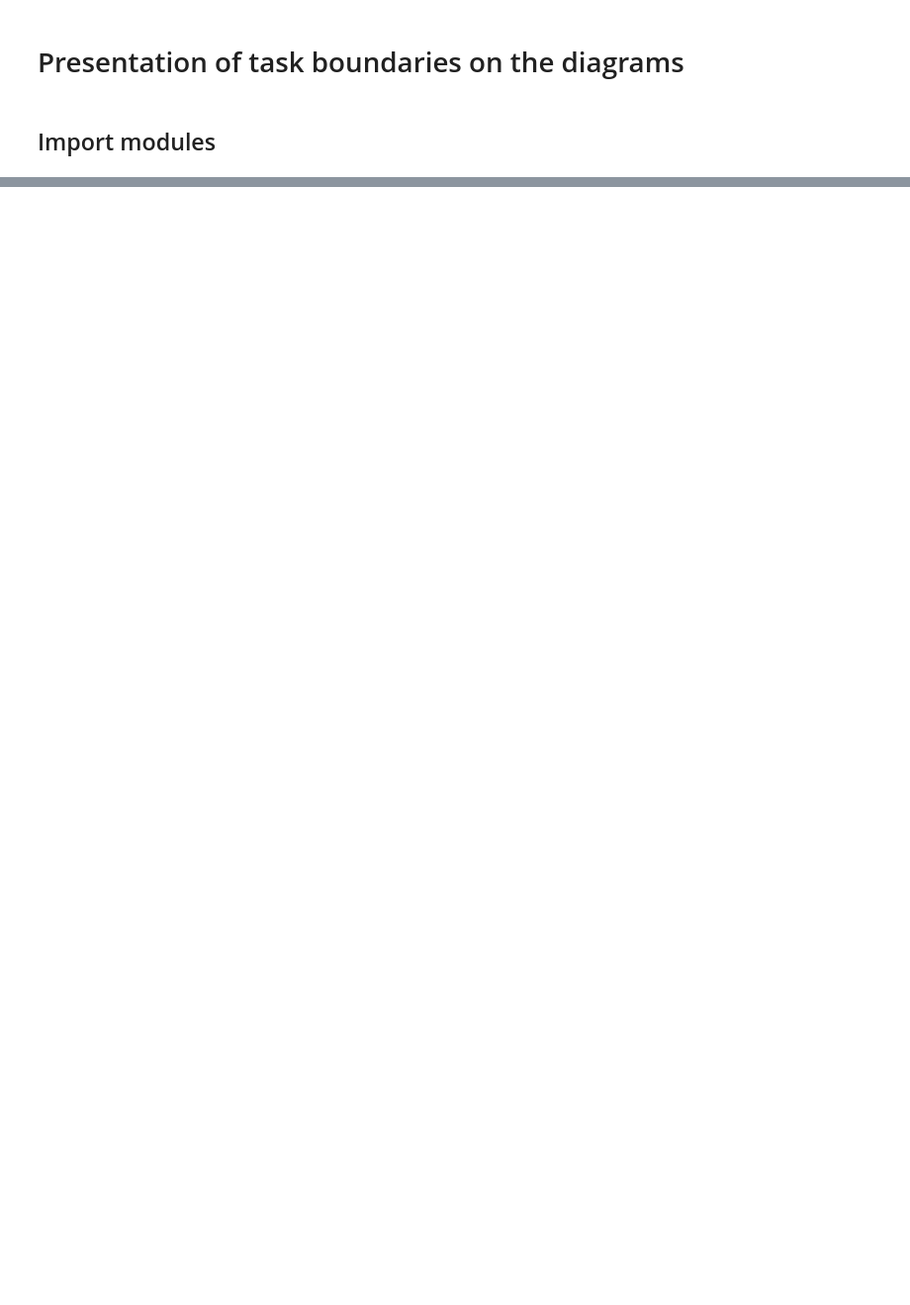
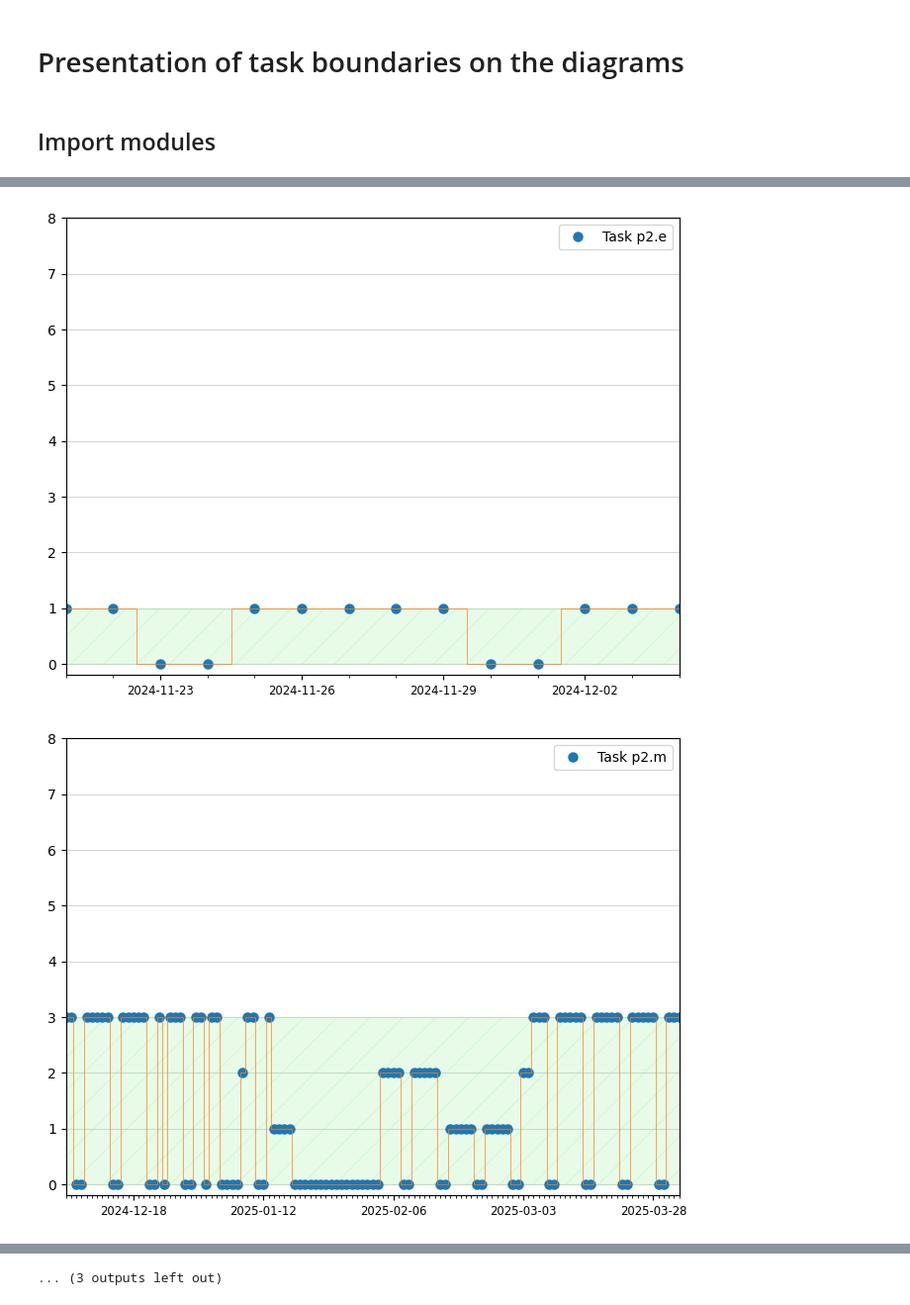
Before and after one commit to romz-pl/Jupyter-Python, a Jupyter notebook: 02-task-bound/task-bounds.ipynb, the cells around one changed output, grey strips where cells are left out. Shown at 99% size. Saved outputs shown, nothing was run; the diff lists cells and outputs as text; code cells hidden in the pictures; blank space fills up the shorter version.

Commit message:
Create figures for each task

```diff
--- a/02-task-bound/task-bounds.ipynb
+++ b/02-task-bound/task-bounds.ipynb
@@ -33,15 +9,12 @@ df_tasks
 # %%
-def plot_task_bounds(task_name, start_day, end_day):
-    x_task = pd.date_range(start=start_day, end=end_day, freq="D")
-    # print(type(x_task))
+def plot_one_task_bounds(task_idx, df_schedule, df_tasks_bounds, df_tasks):
+    task_name = df_tasks.at[task_idx,"Name"]
+    task_start_day = df_tasks.at[task_idx,"Start day"]
+    task_end_day = df_tasks.at[task_idx,"End day"]
+
+    x_task = pd.date_range(start=task_start_day, end=task_end_day, freq="D")
     y_tmp = df_schedule[ df_schedule.iloc[:,0]==task_name ]
     y_task = (y_tmp[x_task.astype("str")]).iloc[0].tolist()
-    # y_task = y_task.iloc[0].tolist()
-    # y_task = (y_task[x_task.astype("str")].array).to_list()
-    # print(y_task)
-    # print(y_task.iloc[0].tolist())
-    #print(x_task.astype("str"))
-    # print(y_task[x_task.astype("str")])
 
     fig, ax = plt.subplots()
     ax.plot(x_task, y_task, 'o', markeredgewidth=1.5)
@@ -55,10 +28,7 @@ def plot_task_bounds(task_name, start_day, end_day):
     ax.set_ylim([-0.2, 8])
 
     bounds = df_tasks_bounds[ df_tasks_bounds["Task"] == task_name]
-    # print(bounds)
-
     for idx in bounds.index:
-        print(bounds.at[idx,"Start day"])
         start = bounds.at[idx,"Start day"]
         end = bounds.at[idx,"End day"]
         bound_days = pd.date_range(start=start, end=end, freq="D")
@@ -71,10 +41,11 @@ def plot_task_bounds(task_name, start_day, end_day):
 
     ax.set_xlim([x_task[0], x_task[-1]])
     ax.tick_params(axis='x', labelsize='small')
+    fig.set_size_inches(8, 6)
+    figure_path = "./output/{name}.png".format(name=task_name)
+    plt.savefig(figure_path, bbox_inches="tight", dpi = 100)
     # #plt.close()
 # %%
-# task = df_tasks[ df_tasks["Name"] == "p3.f" ]
-# print(task)
-for idx in df_tasks.index:
-    print(df_tasks.at[idx,"Name"])
-    plot_task_bounds(df_tasks.at[idx,"Name"], df_tasks.at[idx,"Start day"], df_tasks.at[idx,"End day"])
+def plot_all_task_bounds(df_schedule, df_tasks_bounds, df_tasks):
+    for idx in df_tasks.index:
+        plot_one_task_bounds(idx, df_schedule, df_tasks_bounds, df_tasks)
@@ -110,0 +52,9 @@ p3.f
+# %%
+df_schedule = pd.read_csv("./input/schedule.csv")
+df_tasks_bounds = pd.read_csv("./input/tasks_bounds.csv")
+df_tasks = pd.read_csv("./input/tasks.csv")
+
+plot_all_task_bounds(df_schedule, df_tasks_bounds, df_tasks)
+# %% [output]
+[figure, added]
+[figure, added]
@@ -110,0 +71 @@ p3.f
+... (3 outputs left out)
```
Also changed, not shown: parts of 4 cells of this notebook, 17 other files.
